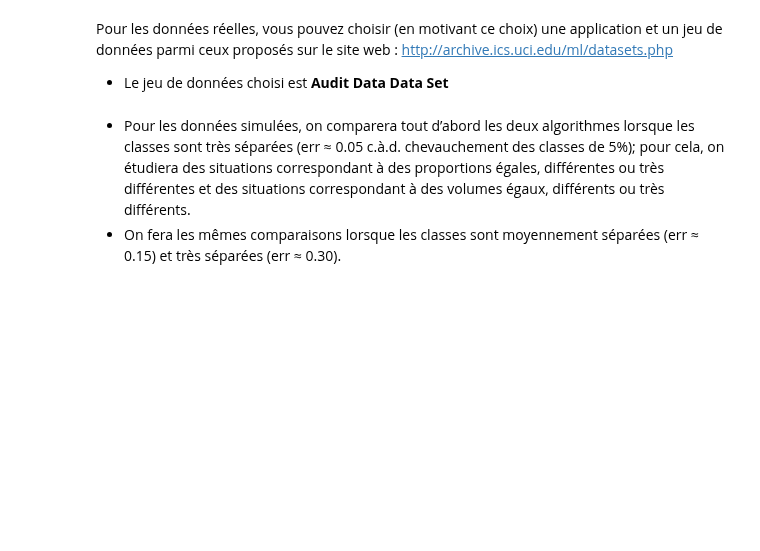
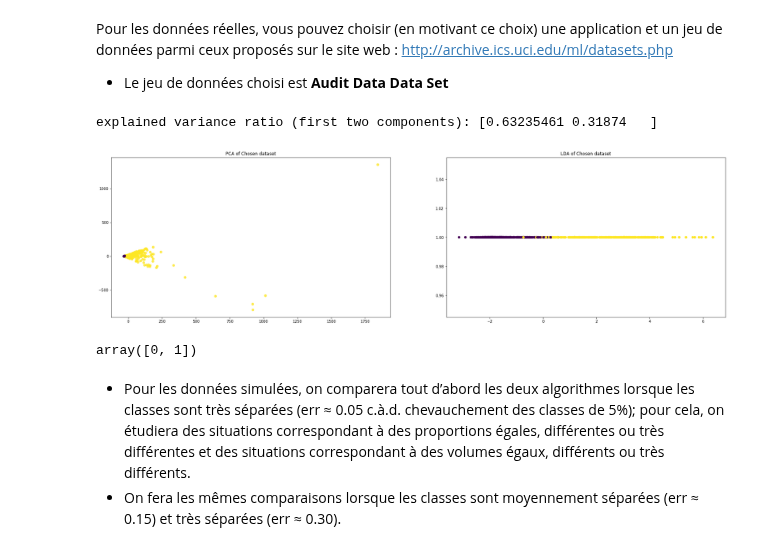
Before and after one commit to mohcineelharras/daml_project, a Jupyter notebook: project/daml_project.ipynb, the cells around one changed output. Saved outputs shown, nothing was run; the diff lists cells and outputs as text; code cells hidden in the pictures; blank space fills up the shorter version.

```diff
--- a/project/daml_project.ipynb
+++ b/project/daml_project.ipynb
@@ -305,6 +307,43 @@ zip_path, _ = urllib.request.urlretrieve(url)
 with zipfile.ZipFile(zip_path, "r") as f:
     f.extractall(extract_dir)
 df=pd.read_csv("./"+extract_dir+"/audit_data/audit_risk.csv")
+df_dummies=pd.get_dummies(df.dropna())
+X=df_dummies.drop("Risk",axis=1)
+y=df_dummies["Risk"]
+# %%
+import matplotlib.pyplot as plt
+
+from sklearn import datasets
+from sklearn.decomposition import PCA
+from sklearn.discriminant_analysis import LinearDiscriminantAnalysis
+
+target_names = y
+
+pca = PCA(n_components=2)
+X_r = pca.fit(X).transform(X)
+
+lda = LinearDiscriminantAnalysis(n_components=2)
+X_r2 = lda.fit(X, y).transform(X)
+
+# Percentage of variance explained for each components
+print('explained variance ratio (first two components): %s'
+      % str(pca.explained_variance_ratio_))
+
+f, axs = plt.subplots(1,2,figsize=(30,8))
+axs[0].scatter(X_r[:, 0], X_r[:, 1], c=y, alpha=.8,)
+axs[0].set_title('PCA of Chosen dataset')
+
+axs[1].scatter(X_r2,np.ones(X_r2.shape[0]),c=y)
+axs[1].set_title('LDA of Chosen dataset')
+
+plt.show()
+# %% [output]
+explained variance ratio (first two components): [0.63235461 0.31874   ]
+[figure, added]
+# %%
+target_names
+# %% [output]
+array([0, 1])
 # %% [markdown]
 * Pour les données simulées, on comparera tout d’abord les deux algorithmes lorsque les classes sont très séparées (err ≈ 0.05 c.à.d. chevauchement des classes de 5%); pour cela, on étudiera des situations correspondant à des proportions égales, différentes ou très différentes et des situations correspondant à des volumes égaux, différents ou très différents.
 * On fera les mêmes comparaisons lorsque les classes sont moyennement séparées (err ≈ 0.15) et très séparées (err ≈ 0.30).
```
Also changed, not shown: parts of 2 cells of this notebook.
